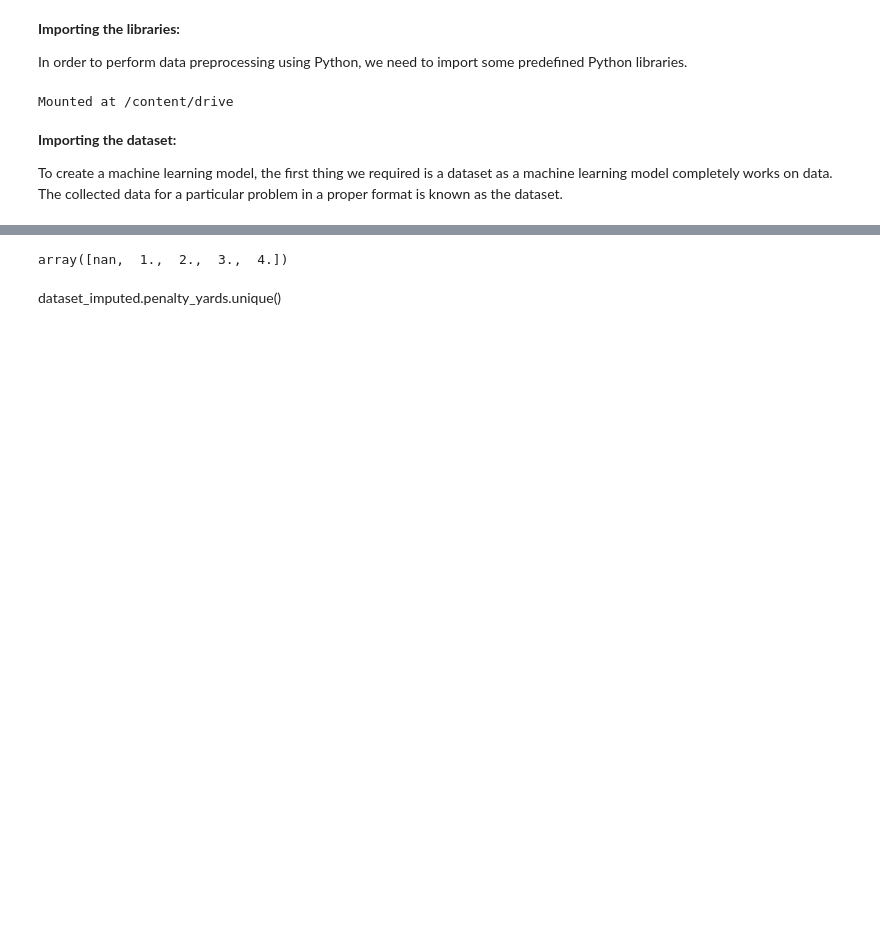
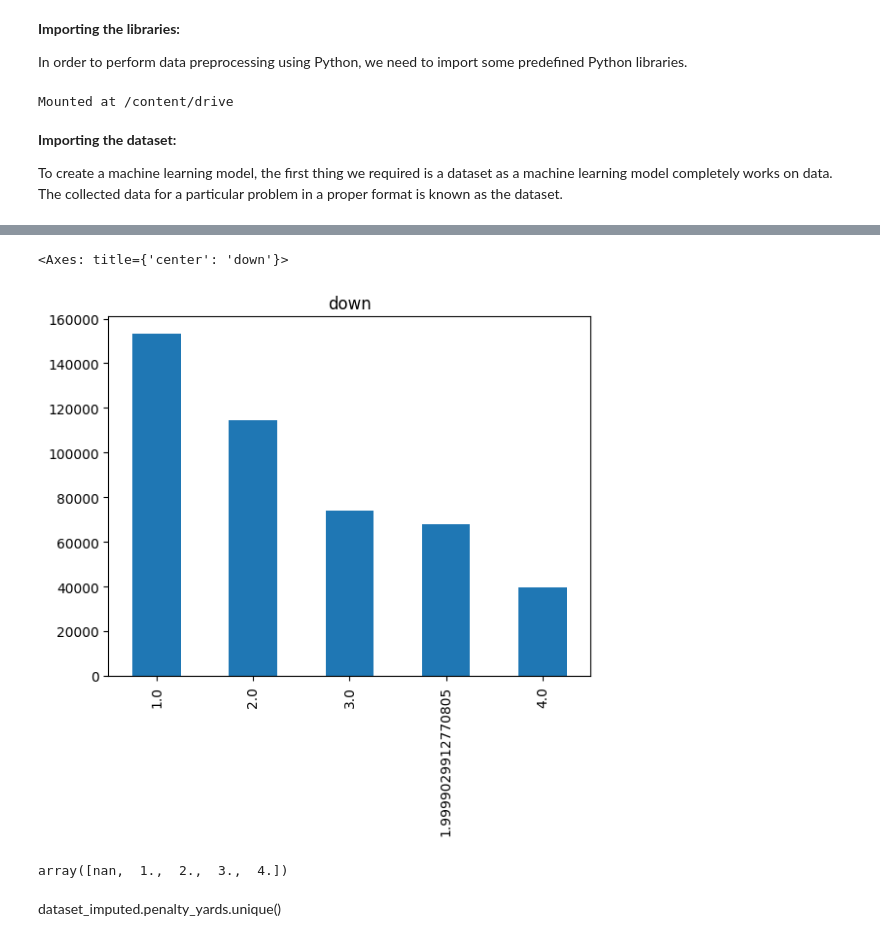
Before and after one commit to VaniKandhasamy/15Z702---Data-Analytics-Lab, a Jupyter notebook: Data_Preparation.ipynb, the cells around one changed output, grey strips where cells are left out. Cells and saved outputs as stored; diff of their text form; code cells hidden in the pictures; blank space fills up the shorter version.

```diff
--- a/Data_Preparation.ipynb
+++ b/Data_Preparation.ipynb
@@ -45,0 +75,12 @@ Reshape your data either using array.reshape(-1, 1) if your data has a single fe
+# %%
+#Multivariate imputer that estimates missing values by modeling each feature
+#with missing values as a function of other features in a round-robin fashion.
+imputer = IterativeImputer(max_iter=10, random_state=0)
+# fit the transform for the variable down
+imputed_values = imputer.fit_transform(dataset_copy['down'].values.reshape(-1, 1))
+# drop the varible with missing values
+dataset_copy.drop(['down'], axis=1)
+# replace the variable drop with the imputed values
+dataset_copy['down'] = imputed_values
+# %%
+dataset_copy['down'] = imputed_values
@@ -46,3 +98,10 @@ Reshape your data either using array.reshape(-1, 1) if your data has a single fe
+# %%
+counts = dataset_copy['down'].value_counts(dropna=False)
+
+counts.plot.bar(title='down', grid=False)
+# %% [output]
+<Axes: title={'center': 'down'}>
+[figure, added]
 # %%
 #impute_multi = IterativeImputer(max_iter=10, random_state=0)
 # %%
```
Also changed, not shown: parts of 15 cells of this notebook.
